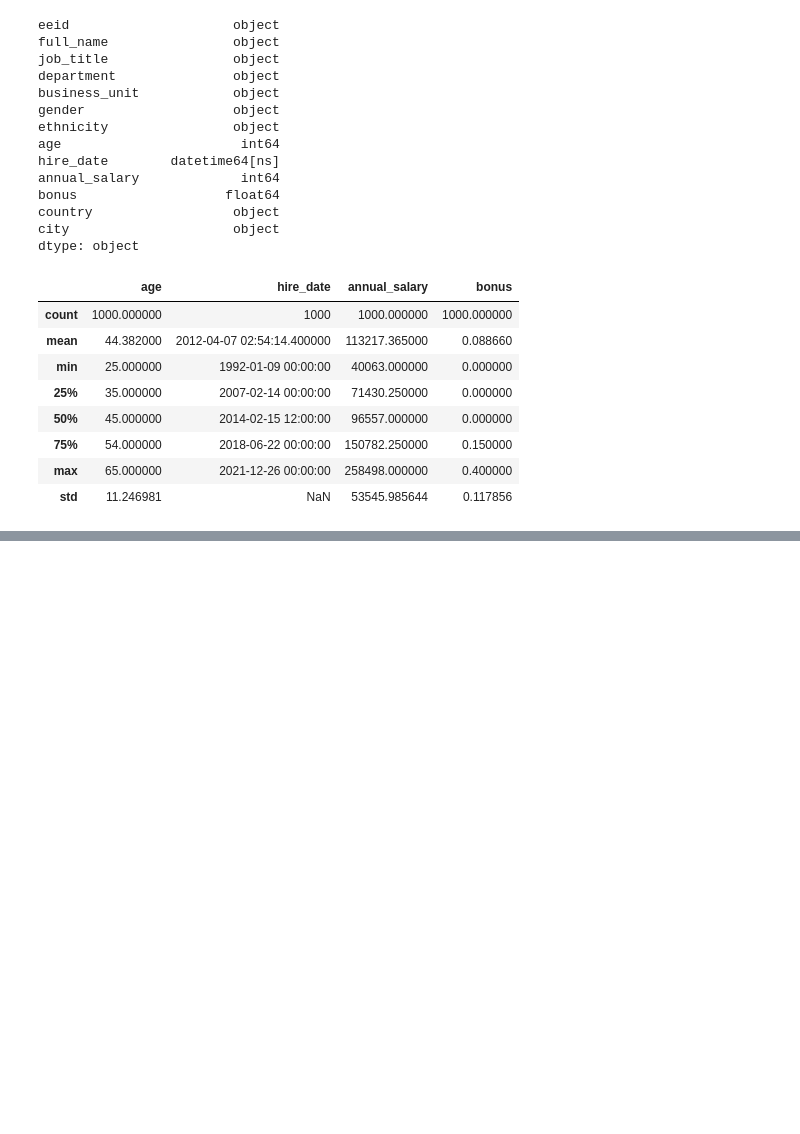
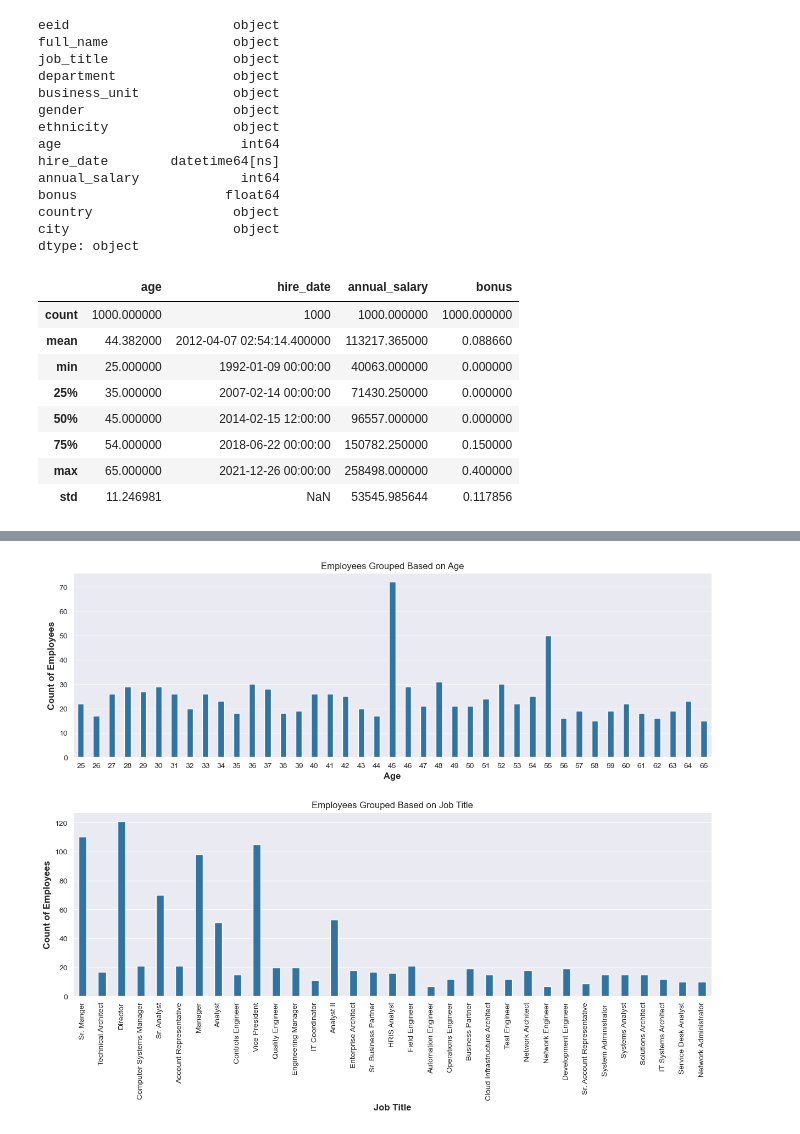
Before and after one commit to Karthikeyan-S-04/EDA_Using_Python_And_SQL, a Jupyter notebook: Employee-Data-Analysis/EDA.ipynb, the cells around one changed output, grey strips where cells are left out. Cells and saved outputs as stored; diff of their text form; code cells hidden in the pictures; blank space fills up the shorter version.

Commit message:
updated[Added some visualizations]

```diff
--- a/Employee-Data-Analysis/EDA.ipynb
+++ b/Employee-Data-Analysis/EDA.ipynb
@@ -5,7 +5,7 @@ import pandas as pd
 import matplotlib.pyplot as plt
 import seaborn as sns
 # %%
-df = pd.read_csv('data.csv', encoding='ISO-8859-1')
+df = pd.read_csv(r'data.csv', encoding='ISO-8859-1')
 # %%
 df.head()
 # %% [output]
@@ -125,0 +167,17 @@ df.to_sql('employees', con=engine.connect() , index=False, if_exists = 'replace'
+# %%
+plt.figure(figsize=(15, 10))
+plt.subplot(2,1,1)
+sns.countplot(df, x = 'age', gap=0.5)
+plt.title('Employees Grouped Based on Age')
+plt.xlabel('Age', fontdict={'fontsize':12, 'fontweight':'bold'})
+plt.ylabel('Count of Employees', fontdict={'fontsize':12, 'fontweight':'bold'})
+plt.subplots_adjust(hspace=0.3)
+plt.subplot(2,1,2)
+sns.countplot(df, x = 'job_title', gap=0.5)
+plt.title('Employees Grouped Based on Job Title')
+plt.xlabel('Job Title', fontdict={'fontsize':12, 'fontweight':'bold'})
+plt.ylabel('Count of Employees', fontdict={'fontsize':12, 'fontweight':'bold'})
+plt.xticks(rotation=90)
+plt.show()
+# %% [output]
+[figure, added]
```
Also changed, not shown: parts of 11 cells of this notebook.
